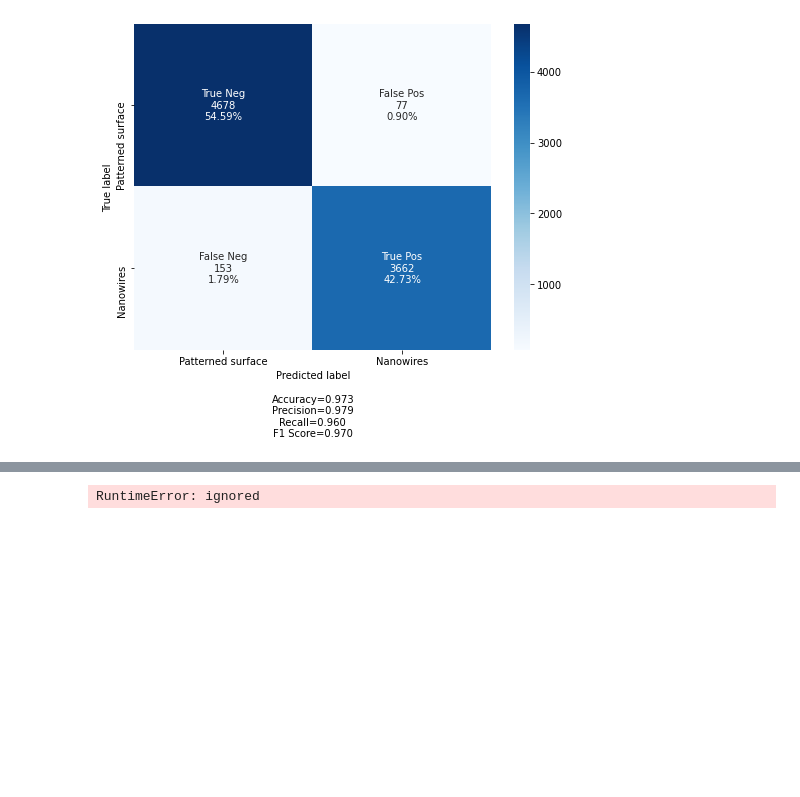
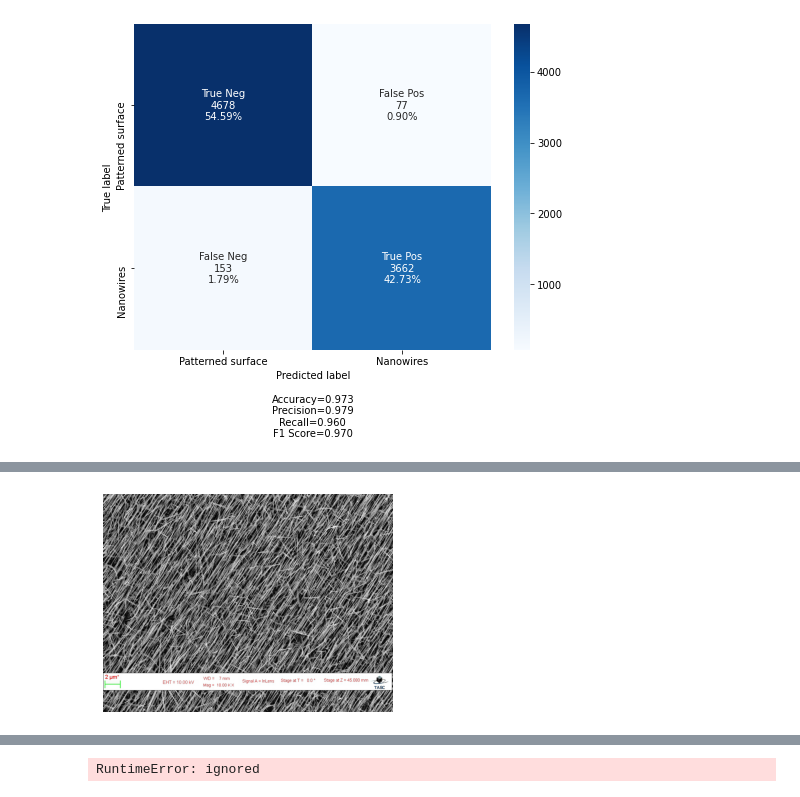
Before and after one commit to nirmalaqmc/binary-classifier, a Jupyter notebook: 2_VGG16_BINARY_CLASS_FOR_SEM_(nanowires_&_patterned_surface_with_confusion_matrix)_Visualizing_filter.ipynb, the cells around one changed output, grey strips where cells are left out. Saved outputs shown, nothing was run; the diff lists cells and outputs as text; code cells hidden in the pictures; blank space fills up the shorter version.

```diff
--- a/2_VGG16_BINARY_CLASS_FOR_SEM_(nanowires_&_patterned_surface_with_confusion_matrix)_Visualizing_filter.ipynb
+++ b/2_VGG16_BINARY_CLASS_FOR_SEM_(nanowires_&_patterned_surface_with_confusion_matrix)_Visualizing_filter.ipynb
@@ -1280,0 +1291,99 @@ make_confusion_matrix(cf_matrix,
+# %%
+#@title Select a random file to predict. { run: "auto" }
+
+import random
+
+pic_index = 612 #@param {type:"slider", min:2, max:800, step:1}
+
+
+randomclass = random.randint(0, 1)
+
+
+print(randomclass)
+#randomclass = 0 #@param {type:"slider", min:0, max:1, step:1}
+
+
+selectafile = ""
+
+for i in range(SET_NUMBER_OF_CLASSES):
+  print('total training images:', len(os.listdir(ListofmyFolders[i])))
+
+  if i==randomclass :
+    rock_files = os.listdir(ListofmyFolders[i])
+
+
+    next_rock = [os.path.join(ListofmyFolders[i], fname)
+                  for fname in rock_files[pic_index-1:pic_index]]
+
+    for i, img_path in enumerate(next_rock):
+
+
+        print(img_path)
+        img = mpimg.imread(img_path)
+        print(img_path)
+        print(img.shape)
+        plt.imshow(img)
+        plt.axis('Off')
+        plt.show()
+        selectafile = img_path
+
+
+
+
+
+
+print(selectafile)
+import shutil, os
+folder = 'mynewfilesTEST/folder1/'
+for filename in os.listdir(folder):
+    file_path = os.path.join(folder, filename)
+    try:
+        if os.path.isfile(file_path) or os.path.islink(file_path):
+            os.unlink(file_path)
+        elif os.path.isdir(file_path):
+            shutil.rmtree(file_path)
+    except Exception as e:
+        print('Failed to delete %s. Reason: %s' % (file_path, e))
+
+newPath = shutil.copy(selectafile, 'mynewfilesTEST/folder1/')
+
+TESTINGNEWDIR = 'mynewfilesTEST'
+
+test_datagen = ImageDataGenerator(rescale=1./255)
+
+test_generator = test_datagen.flow_from_directory(
+        TESTINGNEWDIR,
+        target_size=(150, 150),
+        color_mode="rgb",
+        shuffle = False,
+        class_mode='categorical',
+        batch_size=1)
+
+filenames = test_generator.filenames
+nb_samples = len(filenames)
+
+print('Input files to AI are the following..')
+
+
+predict = model.predict_generator(test_generator,steps = nb_samples)
+
+print(predict)
+predicted_class_indices=np.argmax(predict,axis=1)
+print(predicted_class_indices)
+
+labels = (test_generator.class_indices)
+labels = dict((v,k) for k,v in labels.items())
+predictionsanswers = [labels[k] for k in predicted_class_indices]
+
+print(predicted_class_indices[0])
+
+from IPython.core.display import display, HTML
+
+
+if predicted_class_indices[0] == 0:
+  print('AI output : AI thinks this is a SEM image of a patterned surface')
+  display(HTML('<h1 >AI output : AI thinks this is a SEM image of a patterned surface</h1>'))
+else:
+    print('AI output : AI thinks this is a SEM image of a nanowire')
+    display(HTML('<h1>AI output : AI thinks this is a SEM image of a nanowire</h1>'))
+# %% [output]
@@ -1280,0 +1396 @@ make_confusion_matrix(cf_matrix,
+[figure, added]
```
Also changed, not shown: parts of 7 cells of this notebook.
